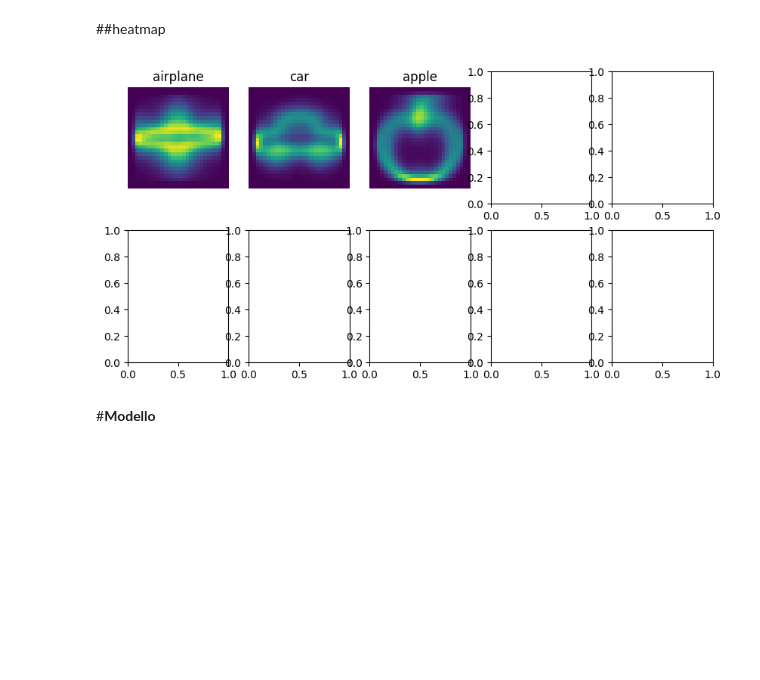
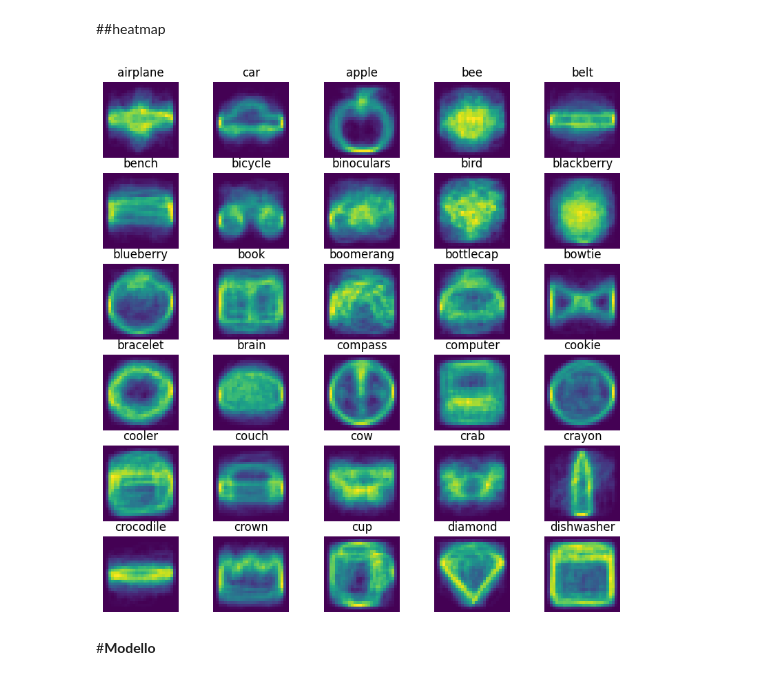
Before and after one commit to PisanoRaffaele/AI-Sapienza-Cursus-Exercises, a Jupyter notebook: QuickDrawCNN.ipynb, the cells around one changed output. Saved outputs shown, nothing was run; the diff lists cells and outputs as text; code cells hidden in the pictures; blank space fills up the shorter version.

```diff
--- a/QuickDrawCNN.ipynb
+++ b/QuickDrawCNN.ipynb
@@ -90,7 +114,10 @@ for category in categories:
 classesDictonary = {}
 
 for category in categories:
-  classesDictonary[category] = numpy.load(str(category) + ".npy", allow_pickle=True)
+  value = numpy.load(str(category) + ".npy", allow_pickle=True)
+  campione = random.randint(0, 90000)
+  value = value[campione : campione + 3000]
+  classesDictonary[category] = value
 # %% [markdown]
 Il codice modifica i valori nel dizionario classesDictonary generando una matrice con due colonne per ogni valore nel dizionario. La prima colonna contiene i valori originali convertiti in float32, mentre la seconda colonna contiene zeri nella prima iterazione e il valore dell'indice i moltiplicato per numpy.ones(len(value)) nelle iterazioni successive.
 # %% [markdown]
@@ -112,7 +139,7 @@ Creating the training dataset, reshape and normalize it. trainX are the input fe
 dataDictonary = {}
 trainData = []
 data_i = []
-trainingSamples = 5000
+trainingSamples = 1200
 
 for key, value in classesDictonary.items():
   numpy.random.shuffle(value)
@@ -144,7 +171,7 @@ Il codice visualizza alcune immagini per verificare se il dataset è stato caric
 # %% [markdown]
 ###test set
 # %%
-testSamples = 1000
+testSamples = 300
 testData = []
 
 for key, value in classesDictonary.items():
@@ -163,7 +190,7 @@ testX = (testX - 127.5) / 127.5
 # %% [markdown]
 ###validation set
 # %%
-valSamples = 5000
+valSamples = 1200
 valData = []
 
 for key, value in classesDictonary.items():
@@ -254,26 +289,26 @@ def get_label_heatmap(key, value):
 
     return heatmap
 # %%
-figure, axes = pyplot.subplots(2,5, figsize=(10,5))
+figure, axes = pyplot.subplots(6,5, figsize=(10,10))
 
 x = 0
 for key, value in dataDictonary.items():
     # get heatmap
     heatmap = get_label_heatmap(key, value)
 
     i = x // 5
     j = x % 5
     x+=1
 
     # plot image
     axes[i,j].set_title(key)
     axes[i,j].imshow(heatmap.reshape(28, 28).squeeze())
     axes[i,j].axis('off')
 
 
 pyplot.show()
 # %% [output]
-[figure, old version]
+[figure, new version]
 # %% [markdown]
 #**Modello**
 # %% [markdown]
```
Also changed, not shown: parts of 13 cells of this notebook.
